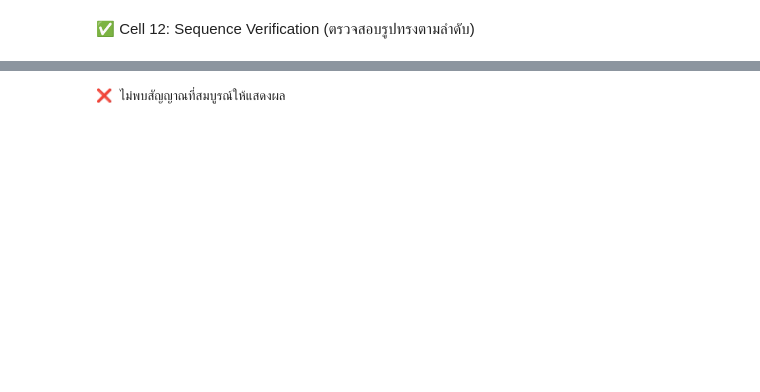
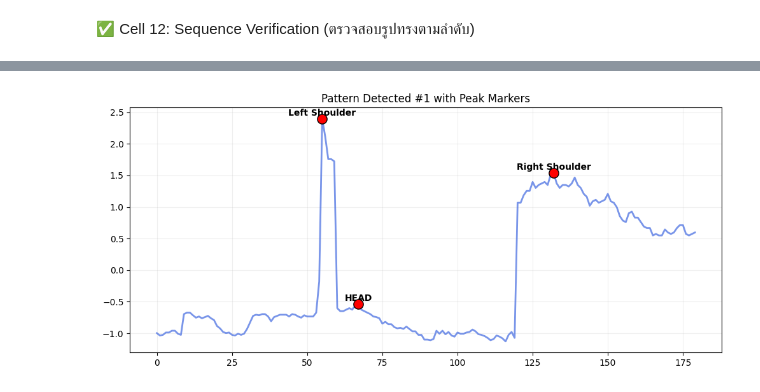
Before and after one commit to hilmanyusoh/Stock-market-chart-pattern-recognition-using-deep-learning, a Jupyter notebook: stock_pattern/code/detect_h&d_dl.ipynb, the cells around one changed output, grey strips where cells are left out. Drawn from its saved outputs; the diff is of its cells as text; code cells hidden in the pictures; blank space fills up the shorter version.

```diff
--- a/stock_pattern/code/detect_h&d_dl.ipynb
+++ b/stock_pattern/code/detect_h&d_dl.ipynb
@@ -581,47 +590,50 @@ if len(final_signals) == 0:
 # %%
+
+from scipy.signal import find_peaks
 import matplotlib.pyplot as plt
 
-def plot_hs_dashboard(signals, X_data, num_to_show=3):
-    """
-    ฟังก์ชันสำหรับแสดงผลลัพธ์การตรวจจับบนกราฟราคา
-    """
+def display_h_s_with_peaks(signals, X_data):
     if not signals:
-        print("❌ ไม่พบสัญญาณที่สมบูรณ์ให้แสดงผล")
+        print("ยังไม่พบรูปแบบที่สมบูรณ์")
         return
 
-    # เลือกตัวอย่างสัญญาณมาแสดงผล
-    to_plot = signals[:num_to_show]
+    for i, sig in enumerate(signals):
+        # 1. ดึงราคาจาก Windows ที่ AI เลือกไว้ (ใช้ Index 3 = Close Price)
+        ls_part = X_data[sig['L_idx']][:, 3]
+        h_part = X_data[sig['H_idx']][:, 3]
+        rs_part = X_data[sig['R_idx']][:, 3]
+        combined = np.concatenate([ls_part, h_part, rs_part])
 
-    plt.figure(figsize=(15, 5 * len(to_plot)))
+        # 2. ค้นหาจุดที่สูงที่สุดในแต่ละช่วง (60 แท่งต่อส่วน)
+        # หา Peak ในช่วงไหล่ซ้าย (0-60), หัว (60-120), ไหล่ขวา (120-180)
+        p_l, _ = find_peaks(combined[0:60])
+        p_h, _ = find_peaks(combined[60:120])
+        p_r, _ = find_peaks(combined[120:180])
 
-    for i, sig in enumerate(to_plot):
-        plt.subplot(len(to_plot), 1, i+1)
+        # เลือกจุดยอดที่สูงที่สุดจริงๆ ในแต่ละโซน
+        idx_l = p_l[np.argmax(combined[p_l])]
+        idx_h = p_h[np.argmax(combined[60+p_h])] + 60
+        idx_r = p_r[np.argmax(combined[120+p_r])] + 120
 
-        # ดึงข้อมูล Windows ของไหล่ซ้าย, หัว, และไหล่ขวา
-        # ใช้ราคา Close (สมมติว่าเป็น Index ที่ 3 ใน Features ของคุณ)
-        l_shoulder_price = X_data[sig['L_idx']][:, 3]
-        head_price = X_data[sig['H_idx']][:, 3]
-        r_shoulder_price = X_data[sig['R_idx']][:, 3]
+        # 3. พล็อตกราฟ
+        plt.figure(figsize=(12, 5))
+        plt.plot(combined, color='royalblue', alpha=0.7, label='Price Action', lw=2)
 
-        # ต่อข้อมูลเพื่อดูความต่อเนื่อง (เลือกเฉพาะช่วงที่เกิด Pattern)
-        # หมายเหตุ: นี่เป็นการแสดงผลเชิงเปรียบเทียบลักษณะ Windows
-        combined_view = np.concatenate([l_shoulder_price, head_price, r_shoulder_price])
+        # มาร์คจุดยอดสีแดง
+        peaks_x = [idx_l, idx_h, idx_r]
+        peaks_y = [combined[idx_l], combined[idx_h], combined[idx_r]]
+        plt.scatter(peaks_x, peaks_y, color='red', s=120, edgecolors='black', zorder=5)
 
-        plt.plot(combined_view, color='dodgerblue', linewidth=2, label='Price Action')
+        # เขียนชื่อกำกับแต่ละจุด
+        labels = ['Left Shoulder', 'HEAD', 'Right Shoulder']
+        for x, y, label in zip(peaks_x, peaks_y, labels):
+            plt.text(x, y + 0.05, label, fontsize=10, fontweight='bold', ha='center')
 
-        # มาร์คจุดสำคัญ
-        plt.axvline(x=30, color='orange', linestyle='--', label='L. Shoulder Zone')
-        plt.axvline(x=90, color='red', linestyle='--', label='Head Zone')
-        plt.axvline(x=150, color='orange', linestyle='--', label='R. Shoulder Zone')
+        plt.title(f"Pattern Detected #{i+1} with Peak Markers")
+        plt.grid(True, alpha=0.2)
+        plt.show()
 
-        plt.title(f"H&S Detection Match #{i+1} | Confidence Gated", fontsize=14)
-        plt.legend()
-        plt.grid(True, alpha=0.3)
-
-    plt.tight_layout()
-    plt.show()
-
-# รัน Dashboard
-plot_hs_dashboard(final_signals, X_test)
+# เรียกใช้งานโดยส่งสัญญาณที่กรองแล้วเข้าไป
+display_h_s_with_peaks(final_signals, X_test)
 # %% [output]
-❌ ไม่พบสัญญาณที่สมบูรณ์ให้แสดงผล
+[figure, added]
```
Also changed, not shown: parts of 8 cells of this notebook, 2 other files.
